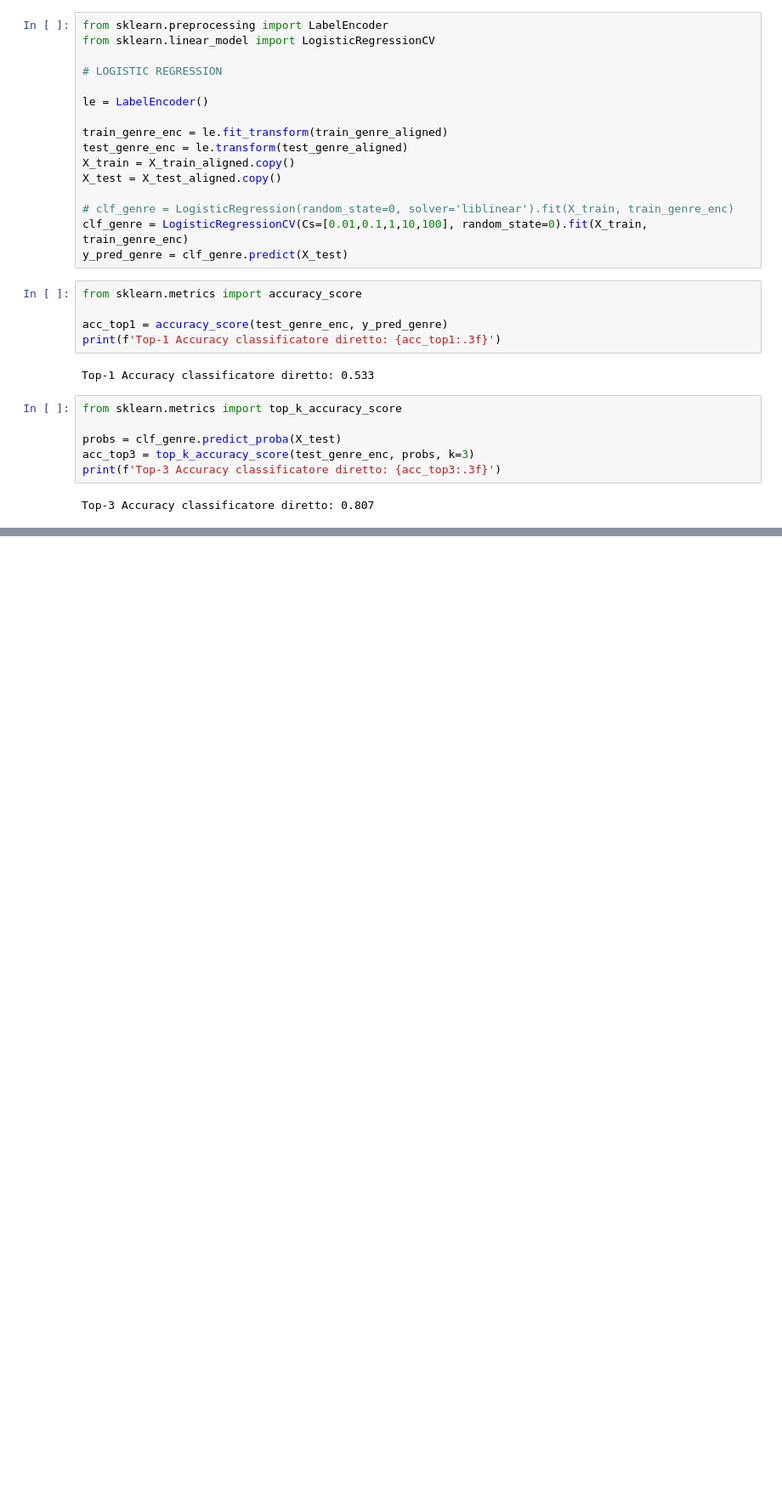
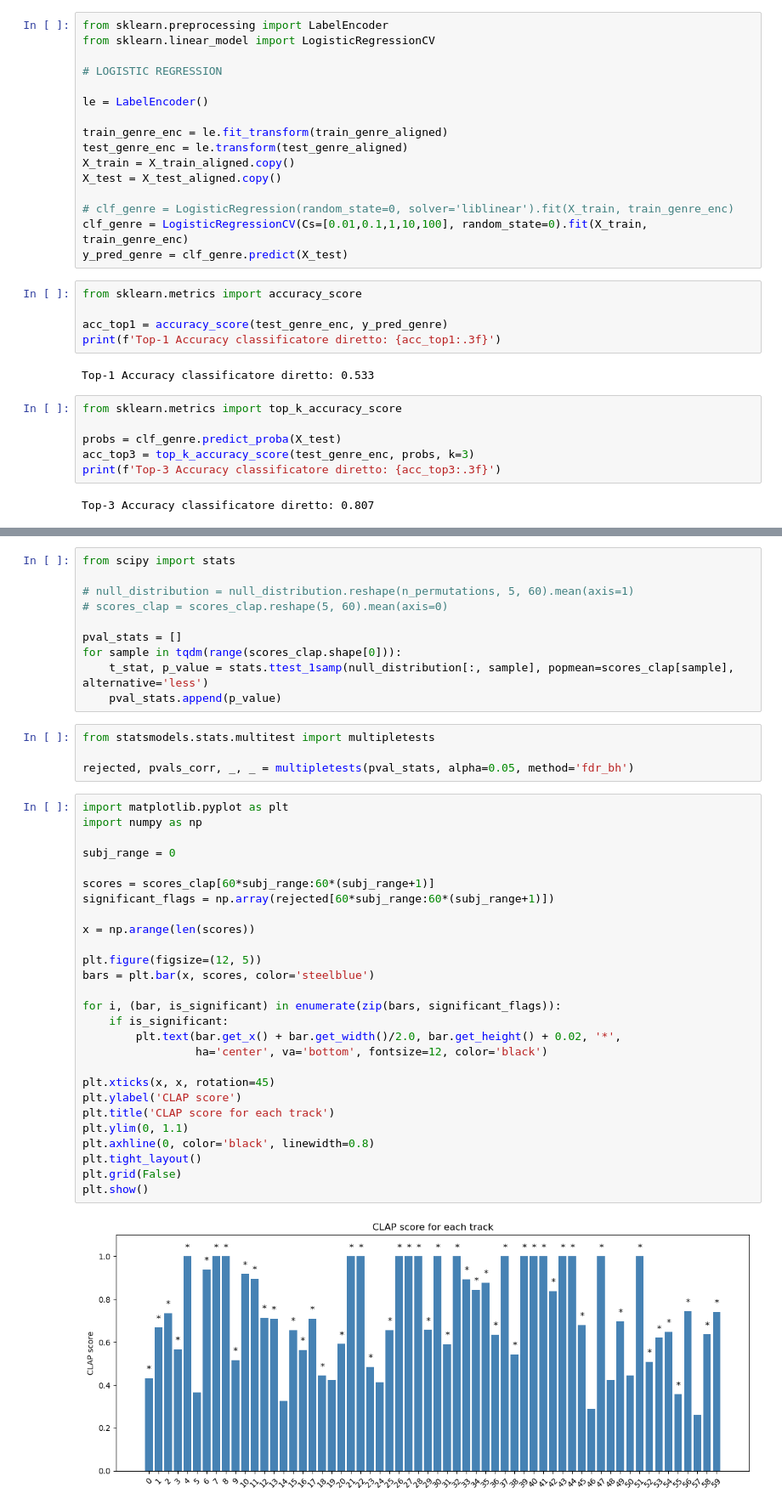
Before and after one commit to mattciff5/genre-to-fmri, a Jupyter notebook: multisubj_review.ipynb, the cells around one changed output, grey strips where cells are left out. Shown: that part at 85% size. Cells and saved outputs as stored; diff of their text form; blank space fills up the shorter version.

```diff
--- a/multisubj_review.ipynb
+++ b/multisubj_review.ipynb
@@ -1065,0 +1240,43 @@ Top-3 Accuracy classificatore diretto: 0.807
+# %%
+from scipy import stats
+
+# null_distribution = null_distribution.reshape(n_permutations, 5, 60).mean(axis=1)
+# scores_clap = scores_clap.reshape(5, 60).mean(axis=0)
+
+pval_stats = []
+for sample in tqdm(range(scores_clap.shape[0])):
+    t_stat, p_value = stats.ttest_1samp(null_distribution[:, sample], popmean=scores_clap[sample], alternative='less')
+    pval_stats.append(p_value)
+# %%
+from statsmodels.stats.multitest import multipletests
+
+rejected, pvals_corr, _, _ = multipletests(pval_stats, alpha=0.05, method='fdr_bh')
+# %%
+import matplotlib.pyplot as plt
+import numpy as np
+
+subj_range = 0
+
+scores = scores_clap[60*subj_range:60*(subj_range+1)]
+significant_flags = np.array(rejected[60*subj_range:60*(subj_range+1)])
+
+x = np.arange(len(scores))
+
+plt.figure(figsize=(12, 5))
+bars = plt.bar(x, scores, color='steelblue')
+
+for i, (bar, is_significant) in enumerate(zip(bars, significant_flags)):
+    if is_significant:
+        plt.text(bar.get_x() + bar.get_width()/2.0, bar.get_height() + 0.02, '*',
+                 ha='center', va='bottom', fontsize=12, color='black')
+
+plt.xticks(x, x, rotation=45)
+plt.ylabel('CLAP score')
+plt.title('CLAP score for each track')
+plt.ylim(0, 1.1)
+plt.axhline(0, color='black', linewidth=0.8)
+plt.tight_layout()
+plt.grid(False)
+plt.show()
+# %% [output]
+[figure, added]
```
Also changed, not shown: parts of 23 cells of this notebook, 1 other file.
